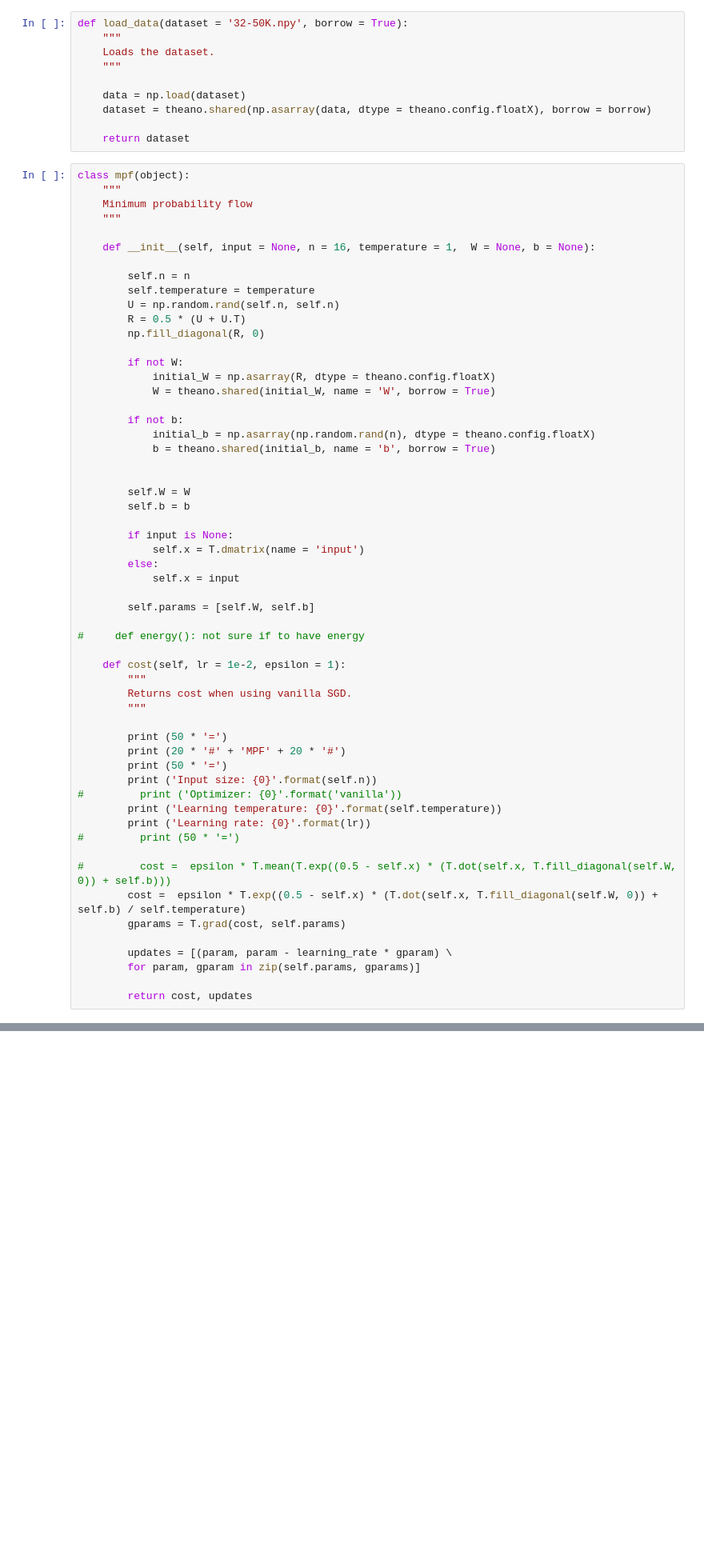
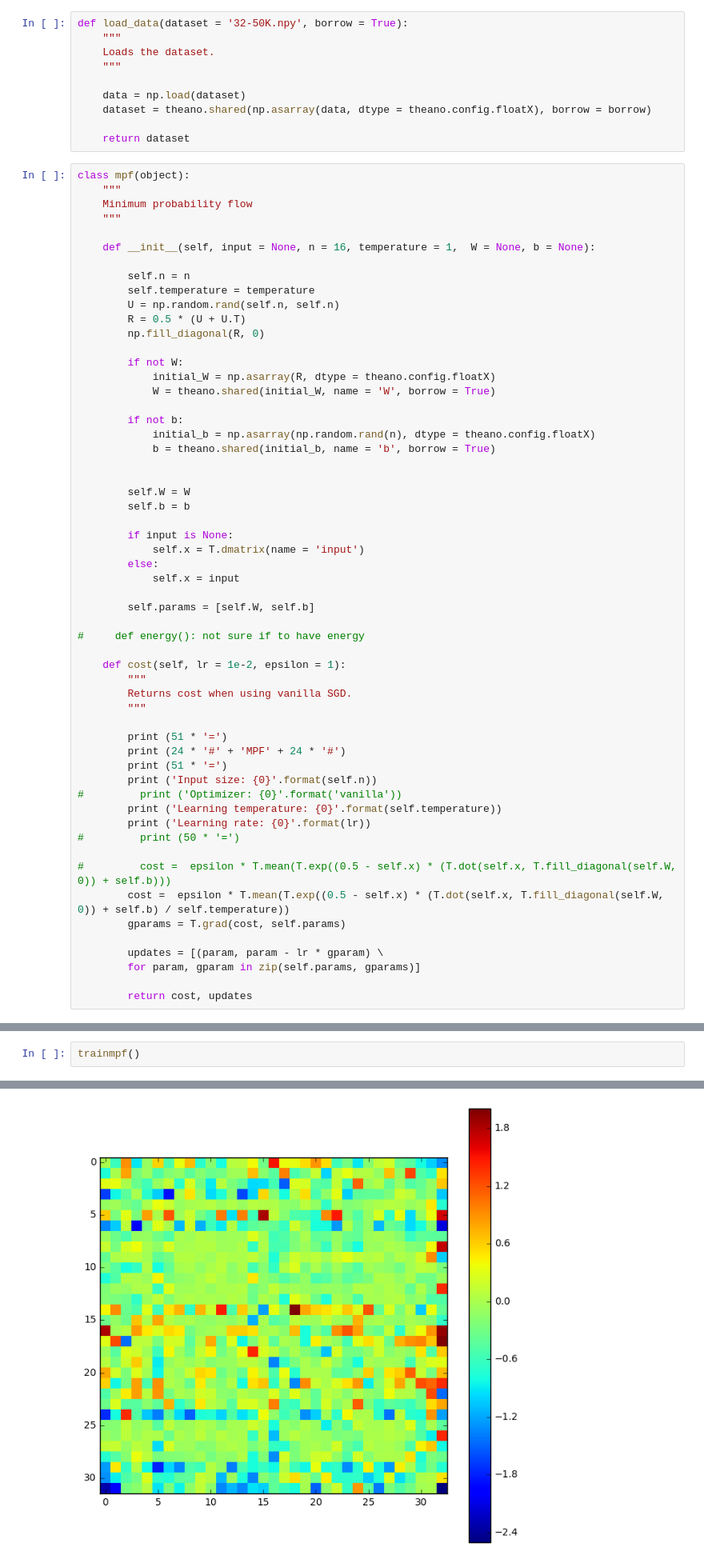
Before and after one commit to zunction/old-mmpf, a Jupyter notebook: MPF Training.ipynb, the cells around one changed output, grey strips where cells are left out. Shown at 80% size. Saved outputs shown, nothing was run; the diff lists cells and outputs as text; blank space fills up the shorter version.

```diff
--- a/MPF Training.ipynb
+++ b/MPF Training.ipynb
@@ -60,9 +62,9 @@ class mpf(object):
         Returns cost when using vanilla SGD.
         """
 
-        print (50 * '=')
-        print (20 * '#' + 'MPF' + 20 * '#')
-        print (50 * '=')
+        print (51 * '=')
+        print (24 * '#' + 'MPF' + 24 * '#')
+        print (51 * '=')
         print ('Input size: {0}'.format(self.n))
 #         print ('Optimizer: {0}'.format('vanilla'))
         print ('Learning temperature: {0}'.format(self.temperature))
@@ -70,10 +72,10 @@ class mpf(object):
 #         print (50 * '=')
 
 #         cost =  epsilon * T.mean(T.exp((0.5 - self.x) * (T.dot(self.x, T.fill_diagonal(self.W, 0)) + self.b)))
-        cost =  epsilon * T.exp((0.5 - self.x) * (T.dot(self.x, T.fill_diagonal(self.W, 0)) + self.b) / self.temperature)
+        cost =  epsilon * T.mean(T.exp((0.5 - self.x) * (T.dot(self.x, T.fill_diagonal(self.W, 0)) + self.b) / self.temperature))
         gparams = T.grad(cost, self.params)
 
-        updates = [(param, param - learning_rate * gparam) \
+        updates = [(param, param - lr * gparam) \
         for param, gparam in zip(self.params, gparams)]
 
         return cost, updates
@@ -102,0 +145,3 @@ def trainmpf(units = 32, lr = 1e-3, epsilon = 1, n_epochs = 1000,
+# %%
+trainmpf()
+# %% [output]
@@ -102,0 +167 @@ def trainmpf(units = 32, lr = 1e-3, epsilon = 1, n_epochs = 1000,
+[figure, added]
```
Also changed, not shown: parts of 6 cells of this notebook, 4 other files.
